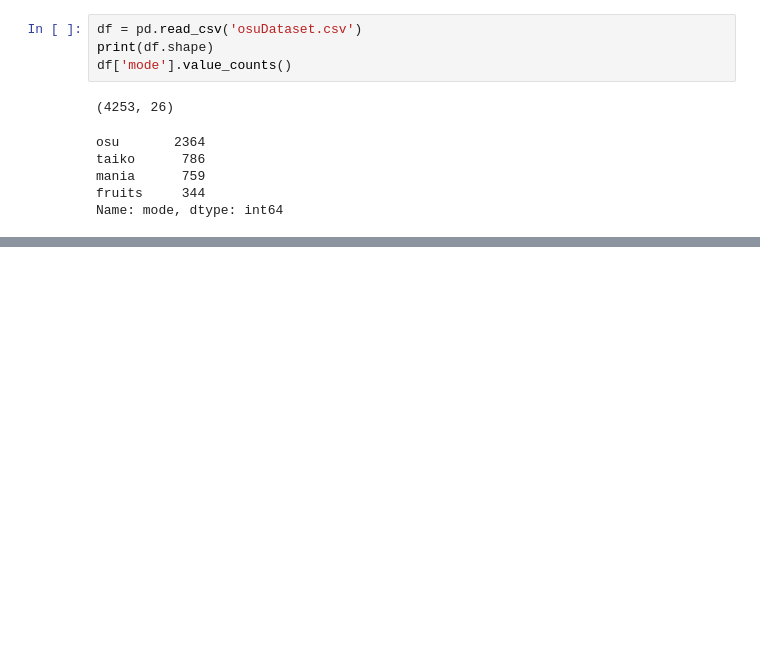
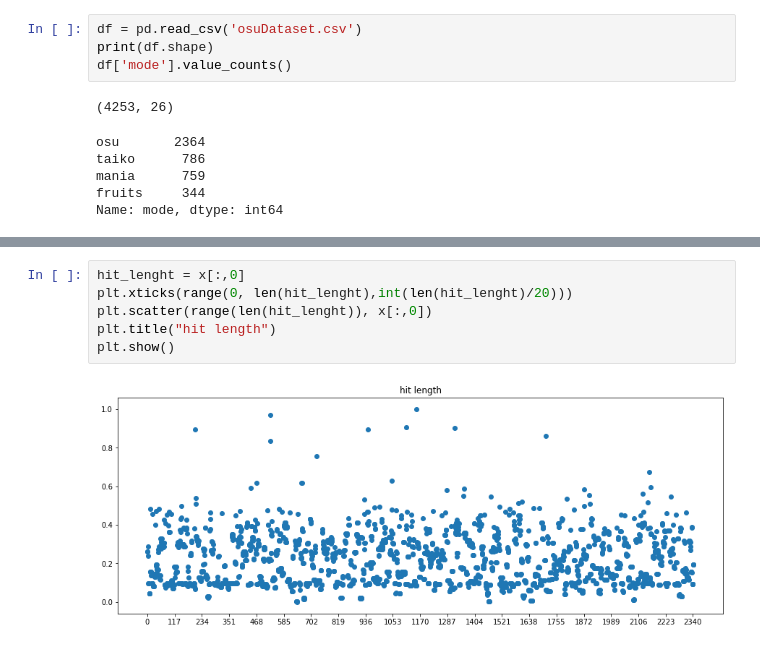
Before and after one commit to onrdmr/YapayZeka, a Jupyter notebook: YapayZekaProje/model.ipynb, the cells around one changed output, grey strips where cells are left out. Saved outputs shown, nothing was run; the diff lists cells and outputs as text; blank space fills up the shorter version.

```diff
--- a/YapayZekaProje/model.ipynb
+++ b/YapayZekaProje/model.ipynb
@@ -87,0 +127,8 @@ pd.DataFrame(x).describe()
+# %%
+hit_lenght = x[:,0]
+plt.xticks(range(0, len(hit_lenght),int(len(hit_lenght)/20)))
+plt.scatter(range(len(hit_lenght)), x[:,0])
+plt.title("hit length")
+plt.show()
+# %% [output]
+[figure, added]
```
Also changed, not shown: parts of 56 cells of this notebook.
